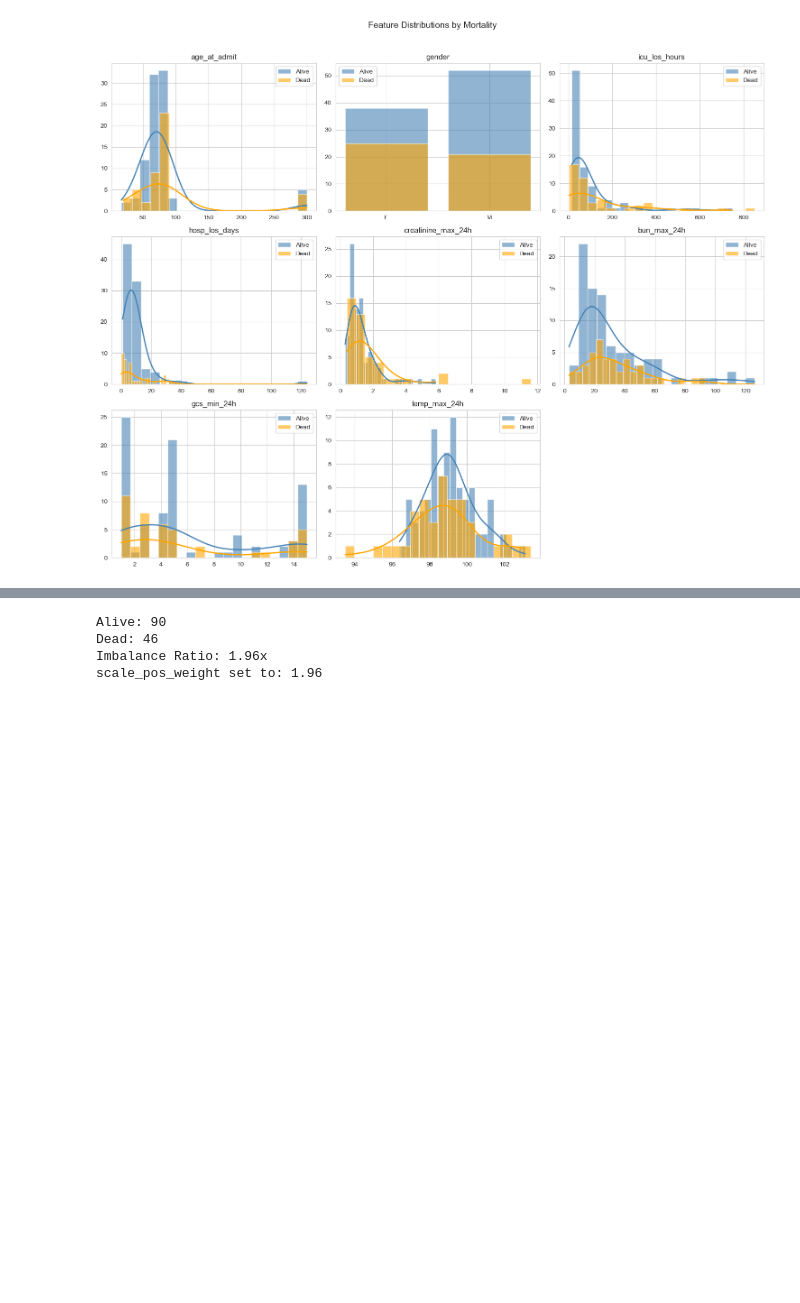
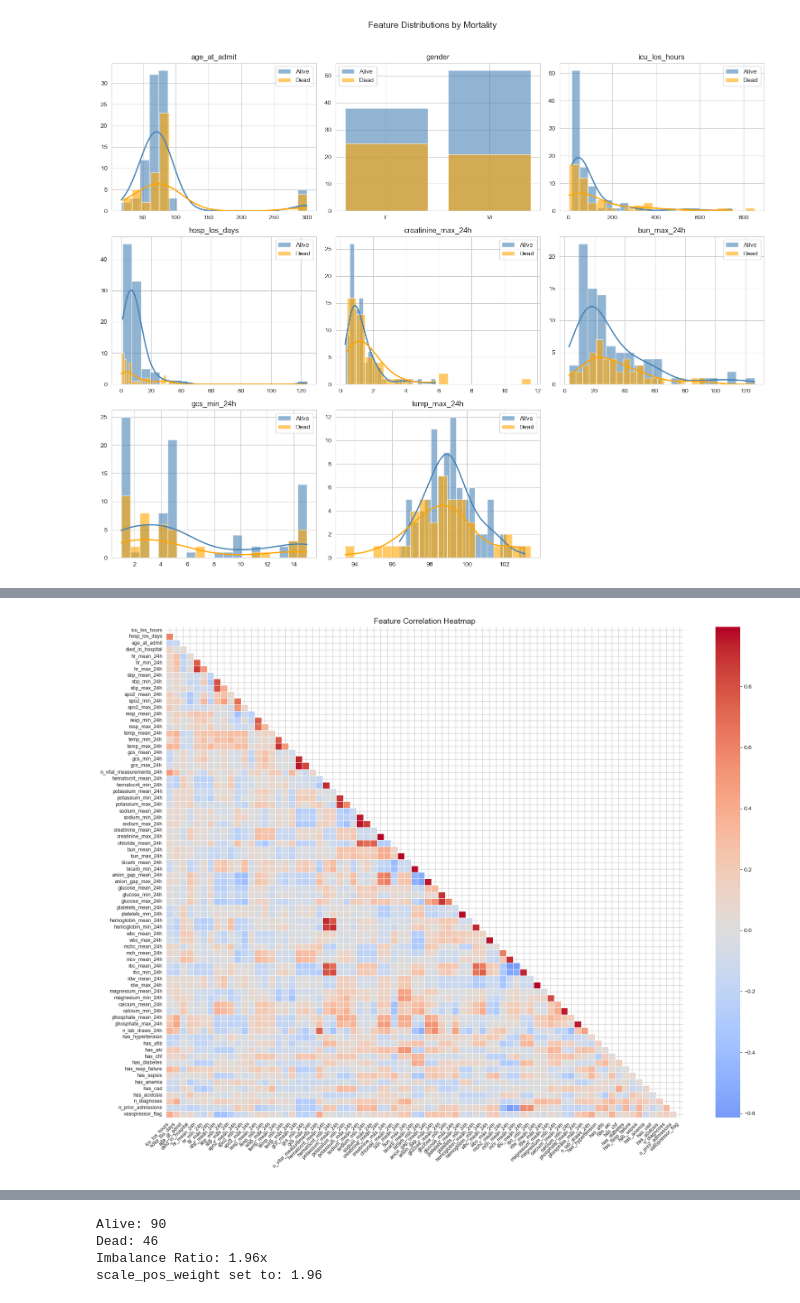
Before and after one commit to cristopher-d-delgado/clinical_intelligence, a Jupyter notebook: notebooks/02_xgboost.ipynb, the cells around one changed output, grey strips where cells are left out. Drawn from its saved outputs; the diff is of its cells as text; code cells hidden in the pictures; blank space fills up the shorter version.

```diff
--- a/notebooks/02_xgboost.ipynb
+++ b/notebooks/02_xgboost.ipynb
@@ -312,3 +312,34 @@ age_at_admit — consistent rightward shift
 temp_max_24h — subtle but present
 icu_los_hours — present but counterintuitive
 gender — weakest signal
+# %%
+# -- Create correlation heatmap between numeric features --
+# Define numeric columns
+id_cols = ['subject_id', 'hadm_id', 'icustay_id']
+numeric_df = df_plot.select_dtypes(include='number').drop(columns=id_cols, errors='ignore')
+
+# Compute correlation matrix
+corr_matrix = numeric_df.corr()
+
+# Mask upper triangle
+mask = np.triu(np.ones_like(corr_matrix, dtype=bool))
+
+# Visualize the matrix
+plt.figure(figsize=(18, 14), facecolor='white')
+sns.heatmap(
+    corr_matrix,
+    mask=mask,
+    annot=False,
+    fmt='.2f',
+    cmap='coolwarm',
+    center=0,
+    linewidths=0.5,
+    linecolor='white'
+)
+plt.xticks(rotation=45, ha='right', fontsize=9)
+plt.yticks(rotation=0, fontsize=9)
+plt.title("Feature Correlation Heatmap", fontsize=14)
+plt.tight_layout()
+plt.show()
+# %% [output]
+[figure, added]
```
Also changed, not shown: parts of 16 cells of this notebook.
